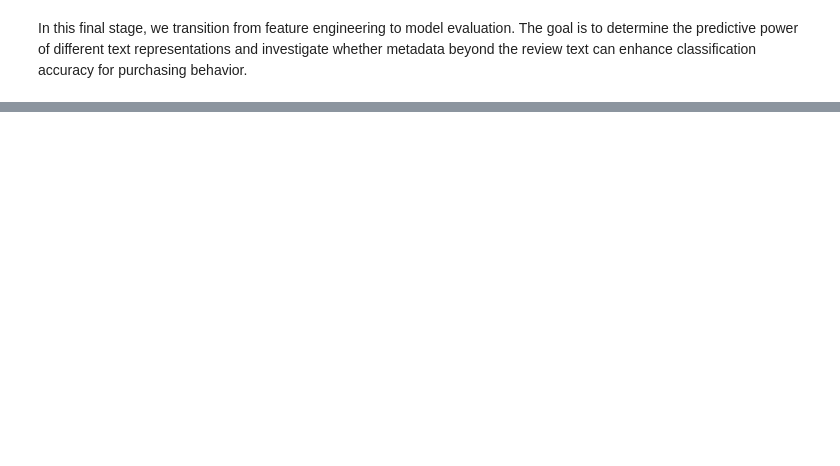
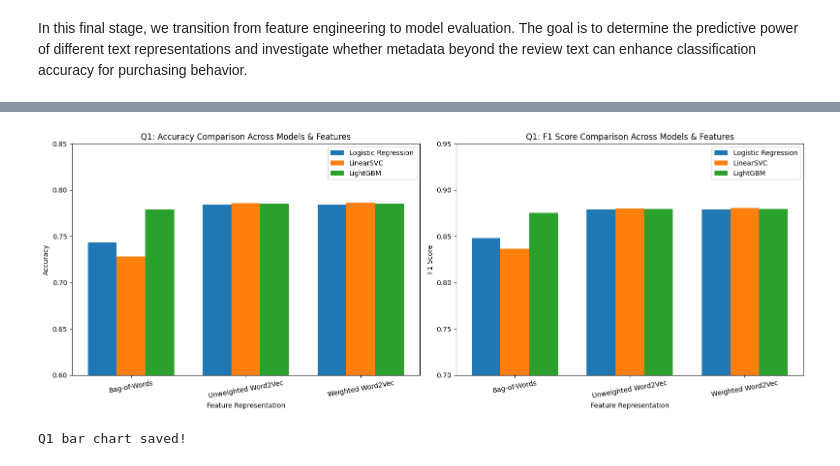
Before and after one commit to devslayr/Advanced-Programing-for-Data-Science, a Jupyter notebook: task2_3.ipynb, the cells around one changed output, grey strips where cells are left out. Drawn from its saved outputs; the diff is of its cells as text; code cells hidden in the pictures; blank space fills up the shorter version.

Commit message:
update task2_3

```diff
--- a/task2_3.ipynb
+++ b/task2_3.ipynb
@@ -70,5 +109,4 @@ df.isna().sum()
 # %%
 # Handle any NaN values (happens if a review was completely emptied by our filters in Task 1)
 df['review_text'] = df['review_text'].fillna('')
-df = df.dropna(subset=['review_rating'])
 df.isna().sum()
@@ -207,10 +257,6 @@ def load_vector_file(filename, dim=100):
     return np.array(vectors)
 # %%
 # Q1: Language Model Comparisons
-print("\n--- Running Q1: Language Model Comparisons ---")
-
-# 1. Bag of Words (Using sklearn directly on our cleaned text for efficiency)
-# We load the vocab to ensure it strictly matches Task 1
 vocab_dict = {}
 with open('vocab.txt', 'r', encoding='utf-8') as f:
     for line in f:
@@ -219,4 +265,13 @@ with open('vocab.txt', 'r', encoding='utf-8') as f:
 
 df['review_text'] = df['review_text'].fillna('')
 cv = CountVectorizer(vocabulary=vocab_dict)
-X_bow = cv.fit_transform(df['review_text'])
+X_bow = cv.fit_transform(df['review_text']).astype(np.float32)
+
+X_unweighted = load_vector_file('unweighted_vectors.txt', dim=100)
+X_weighted = load_vector_file('weighted_vectors.txt', dim=100)
+
+models_to_test = {
+    "Logistic Regression": LogisticRegression(max_iter=1000),
+    "LinearSVC": LinearSVC(max_iter=1000, random_state=42),
+    "LightGBM": lgb.LGBMClassifier(n_estimators=100, max_depth=5, random_state=42, verbose=-1)
+}
@@ -345,0 +316,55 @@ The project demonstrates that while advanced metadata can provide context, the c
+# %%
+# Data from Q1 results
+models = ['Logistic Regression', 'LinearSVC', 'LightGBM']
+features = ['Bag-of-Words', 'Unweighted Word2Vec', 'Weighted Word2Vec']
+
+# Accuracy scores from your output
+accuracy_scores = [
+    [0.7431, 0.7841, 0.7844],  # Logistic Regression
+    [0.7280, 0.7856, 0.7862],  # LinearSVC
+    [0.7791, 0.7853, 0.7854],  # LightGBM
+]
+
+# F1 scores from your output
+f1_scores = [
+    [0.8479, 0.8789, 0.8791],  # Logistic Regression
+    [0.8363, 0.8799, 0.8803],  # LinearSVC
+    [0.8751, 0.8796, 0.8797],  # LightGBM
+]
+
+x = np.arange(len(features))
+width = 0.25
+
+fig, axes = plt.subplots(1, 2, figsize=(16, 6))
+
+# --- Accuracy Chart ---
+for i, model in enumerate(models):
+    axes[0].bar(x + i * width, accuracy_scores[i], width, label=model)
+
+axes[0].set_title('Q1: Accuracy Comparison Across Models & Features')
+axes[0].set_xlabel('Feature Representation')
+axes[0].set_ylabel('Accuracy')
+axes[0].set_xticks(x + width)
+axes[0].set_xticklabels(features, rotation=10)
+axes[0].legend()
+axes[0].set_ylim(0.6, 0.85)
+
+# --- F1 Chart ---
+for i, model in enumerate(models):
+    axes[1].bar(x + i * width, f1_scores[i], width, label=model)
+
+axes[1].set_title('Q1: F1 Score Comparison Across Models & Features')
+axes[1].set_xlabel('Feature Representation')
+axes[1].set_ylabel('F1 Score')
+axes[1].set_xticks(x + width)
+axes[1].set_xticklabels(features, rotation=10)
+axes[1].legend()
+axes[1].set_ylim(0.7, 0.95)
+
+plt.tight_layout()
+plt.savefig('q1_comparison.png', dpi=150, bbox_inches='tight')
+plt.show()
+print("Q1 bar chart saved!")
+# %% [output]
+[figure, added]
+Q1 bar chart saved!
```
Also changed, not shown: parts of 32 cells of this notebook, 1 other file.
